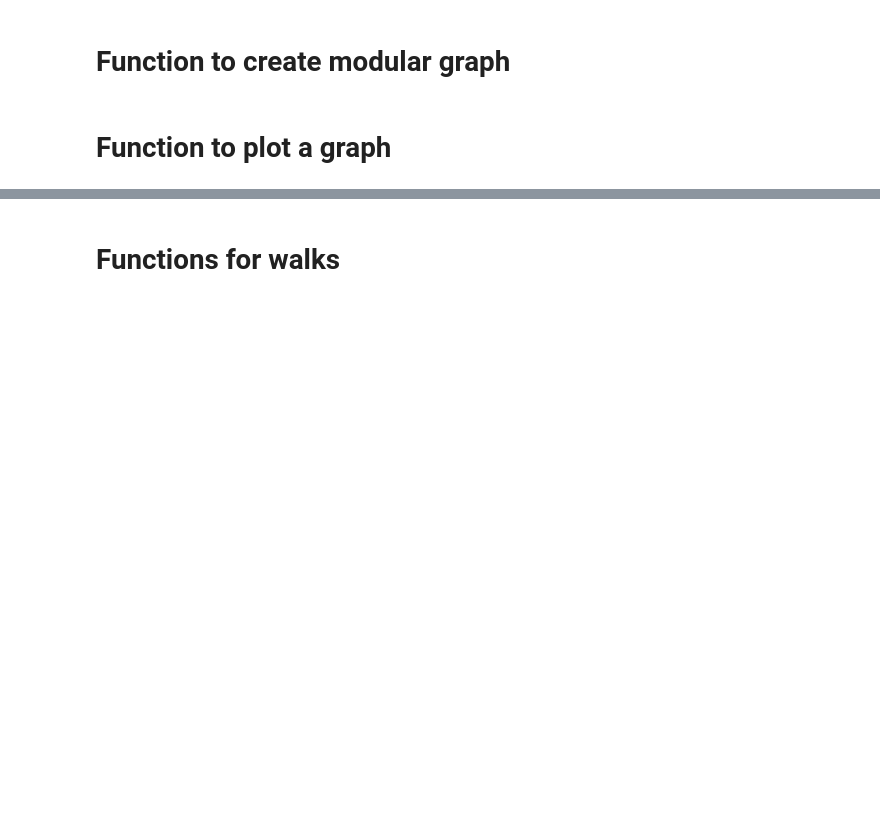
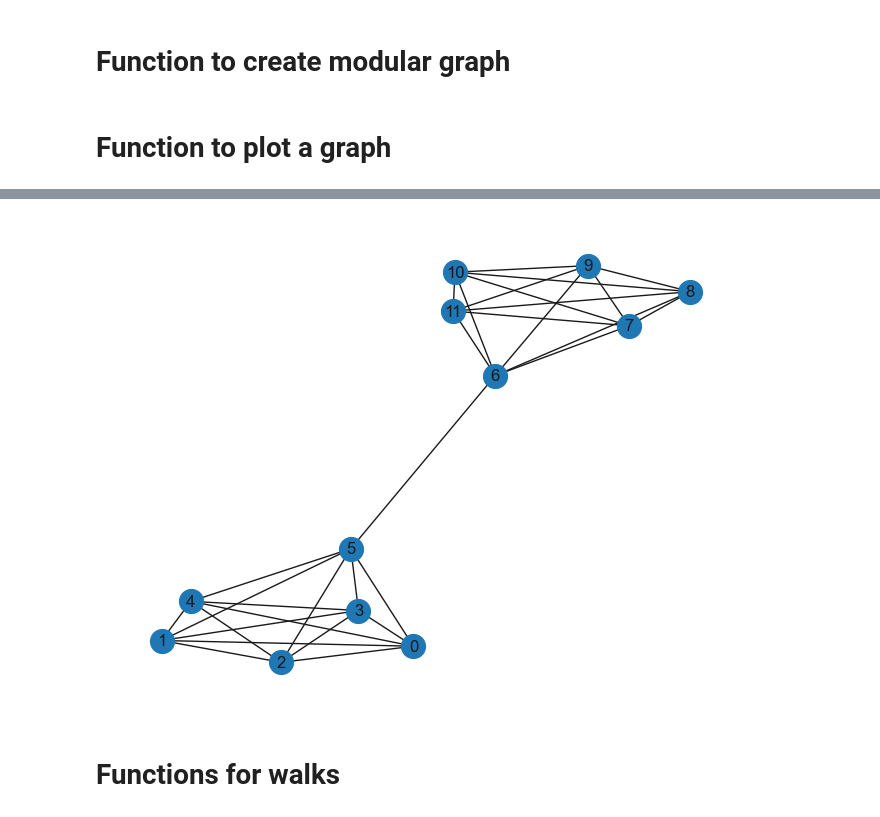
Before and after one commit to tejas-savalia/event-boundaries, a Jupyter notebook: simulations/categorization_sim.ipynb, the cells around one changed output, grey strips where cells are left out. Cells and saved outputs as stored; diff of their text form; code cells hidden in the pictures; blank space fills up the shorter version.

```diff
--- a/simulations/categorization_sim.ipynb
+++ b/simulations/categorization_sim.ipynb
@@ -70,3 +90,7 @@ plot_graph(modular_graph)
+# %%
+plot_graph(two_hex_graph)
+# %% [output]
+[figure, added]
 # %% [markdown]
 # Functions for walks
 # %%
```
Also changed, not shown: parts of 24 cells of this notebook, 6 other files.
